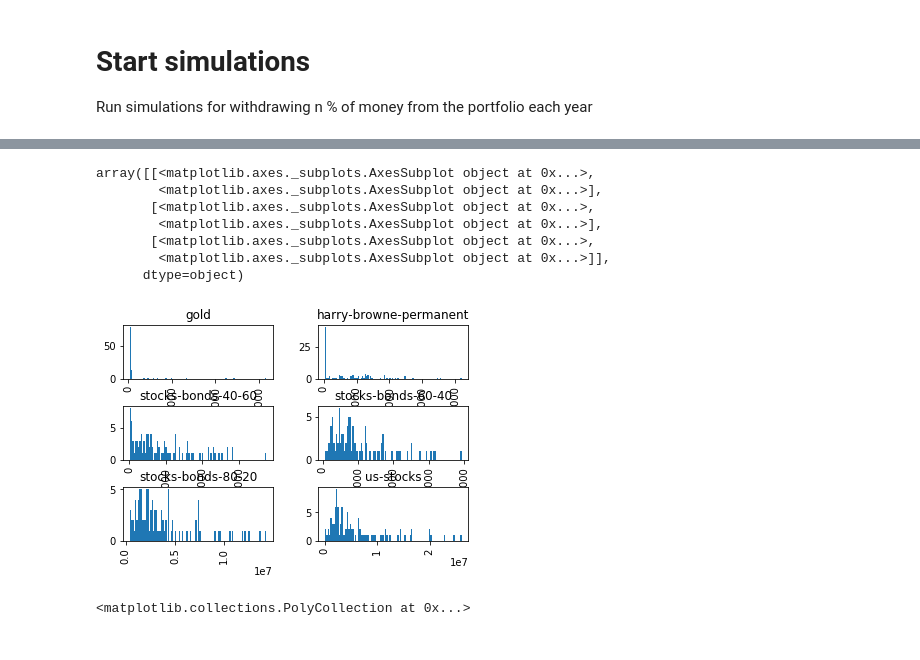
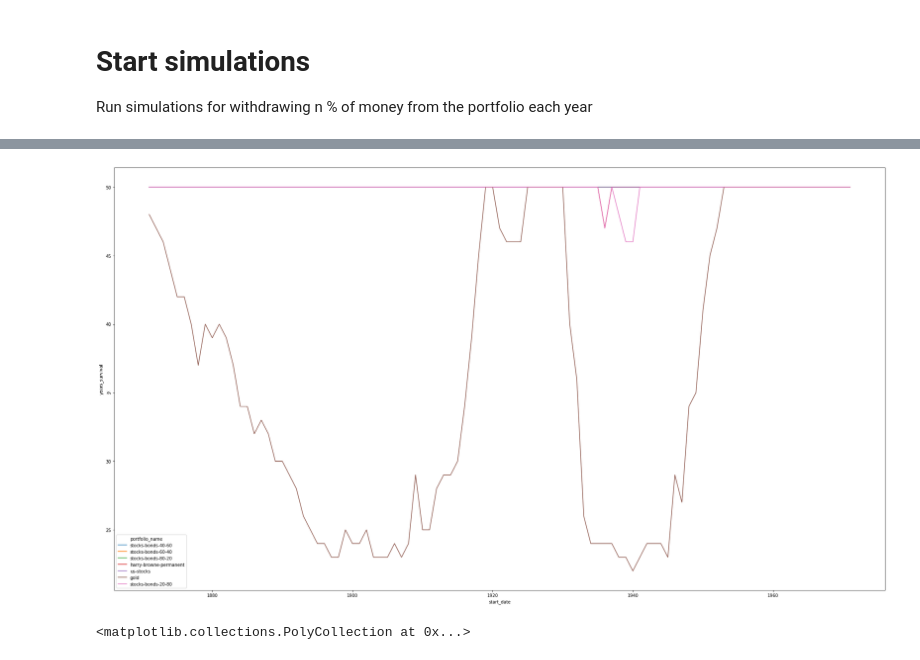
Before and after one commit to AcollaMolla/investment-analysis, a Jupyter notebook: portfolio_withdrawal_analysis_etf.ipynb, the cells around one changed output, grey strips where cells are left out. Cells and saved outputs as stored; diff of their text form; code cells hidden in the pictures.

```diff
--- a/portfolio_withdrawal_analysis_etf.ipynb
+++ b/portfolio_withdrawal_analysis_etf.ipynb
@@ -76,11 +76,11 @@ Run simulations for withdrawing n % of money from the portfolio each year
 #Set start date, number of years, withdrawal rate, etc.
 start_year = datetime(1871, 1, 1).year
 end_year = datetime(1972,1 , 1).year
-withdrawal_rate = 0.035
+withdrawal_rates = [0.02, 0.025, 0.03, 0.035, 0.04, 0.05, 0.06, 0.07, 0.08, 0.09, 0.1]
 number_of_years_to_withdraw = 50
 portfolio_start_value = 500000
 
-portfolios = ['stocks-bonds-40-60', 'stocks-bonds-60-40', 'stocks-bonds-80-20', 'harry-browne-permanent', 'us-stocks', 'gold']
+portfolios = ['stocks-bonds-40-60', 'stocks-bonds-60-40', 'stocks-bonds-80-20', 'harry-browne-permanent', 'us-stocks', 'gold', 'stocks-bonds-20-80']
 # %%
 def forward_fill_portfolio_value(df, start_year, end_year, withdrawal_rate, portfolio_start_value):
     for i in range(start_year, end_year + 1):
@@ -104,22 +104,26 @@ def withdraw_for_n_years(df, start_year, end_year, withdrawal_rate, portfolio_st
     if(len(df) == 0):
         return {"start_date": start_date, "end_date": None, "years_survival": 0}
 
-    return {"start_date": df.iloc[-1]['year'], "end_date": df.iloc[0]['year'], "years_survival": len(df) - 1, "portfolio_end_value": df.iloc[0]['portfolio_value'], "portfolio_name": portfolio_name}
+    return {"start_date": df.iloc[-1]['year'], "end_date": df.iloc[0]['year'], "years_survival": len(df) - 1, "portfolio_end_value": df.iloc[0]['portfolio_value'], "portfolio_name": portfolio_name, "withdrawal_rate": withdrawal_rate}
 # %%
 result = []
 
-for portfolio_name in portfolios:
+for withdrawal_rate in withdrawal_rates:
 
-    print(f"Running simulations on portfolio: {portfolio_name}")
+    print(f"Running simulations with withdrawal rate: {withdrawal_rate * 100}%")
 
-    df = fetch_portfolio_results(portfolio_name)
+    for portfolio_name in portfolios:
 
-    for current_year in range(start_year, end_year):
+        print(f"Running simulations on portfolio: {portfolio_name}")
 
-        result.append(withdraw_for_n_years(df, current_year, current_year + number_of_years_to_withdraw, withdrawal_rate, portfolio_start_value, portfolio_name))
+        df = fetch_portfolio_results(portfolio_name)
+
+        for current_year in range(start_year, end_year):
+
+            result.append(withdraw_for_n_years(df, current_year, current_year + number_of_years_to_withdraw, withdrawal_rate, portfolio_start_value, portfolio_name))
 
 results_df = pd.DataFrame(result)
 
-display(results_df.groupby('portfolio_name').agg({'years_survival' : ['mean', 'min', 'max', 'median']}))
-display(results_df.groupby('portfolio_name').agg({'portfolio_end_value' : ['mean', 'min', 'max', 'median']}))
+display(results_df.groupby(['portfolio_name', 'withdrawal_rate']).agg({'years_survival' : ['mean', 'min', 'max', 'median']}))
+display(results_df.groupby(['portfolio_name', 'withdrawal_rate']).agg({'portfolio_end_value' : ['mean', 'min', 'max', 'median']}))
 # %% [output]
@@ -150,14 +134,9 @@ Running simulations on portfolio: gold
-# %%
-results_df['portfolio_end_value'].hist(by=results_df['portfolio_name'], bins=100)
-# %% [output]
-array([[<matplotlib.axes._subplots.AxesSubplot object at 0x...>,
-        <matplotlib.axes._subplots.AxesSubplot object at 0x...>],
-       [<matplotlib.axes._subplots.AxesSubplot object at 0x...>,
-        <matplotlib.axes._subplots.AxesSubplot object at 0x...>],
-       [<matplotlib.axes._subplots.AxesSubplot object at 0x...>,
-        <matplotlib.axes._subplots.AxesSubplot object at 0x...>]],
-      dtype=object)
-[figure, removed]
+# %%
+fig, ax = plt.subplots(figsize=(32,18))
+sns.lineplot(x='start_date', y='years_survival', hue='portfolio_name', data=results_df)
+plt.show()
+# %% [output]
+[figure, added]
 # %%
 test_df = results_df
 arr = test_df['years_survival']
```
Also changed, not shown: parts of 1 cell of this notebook.
